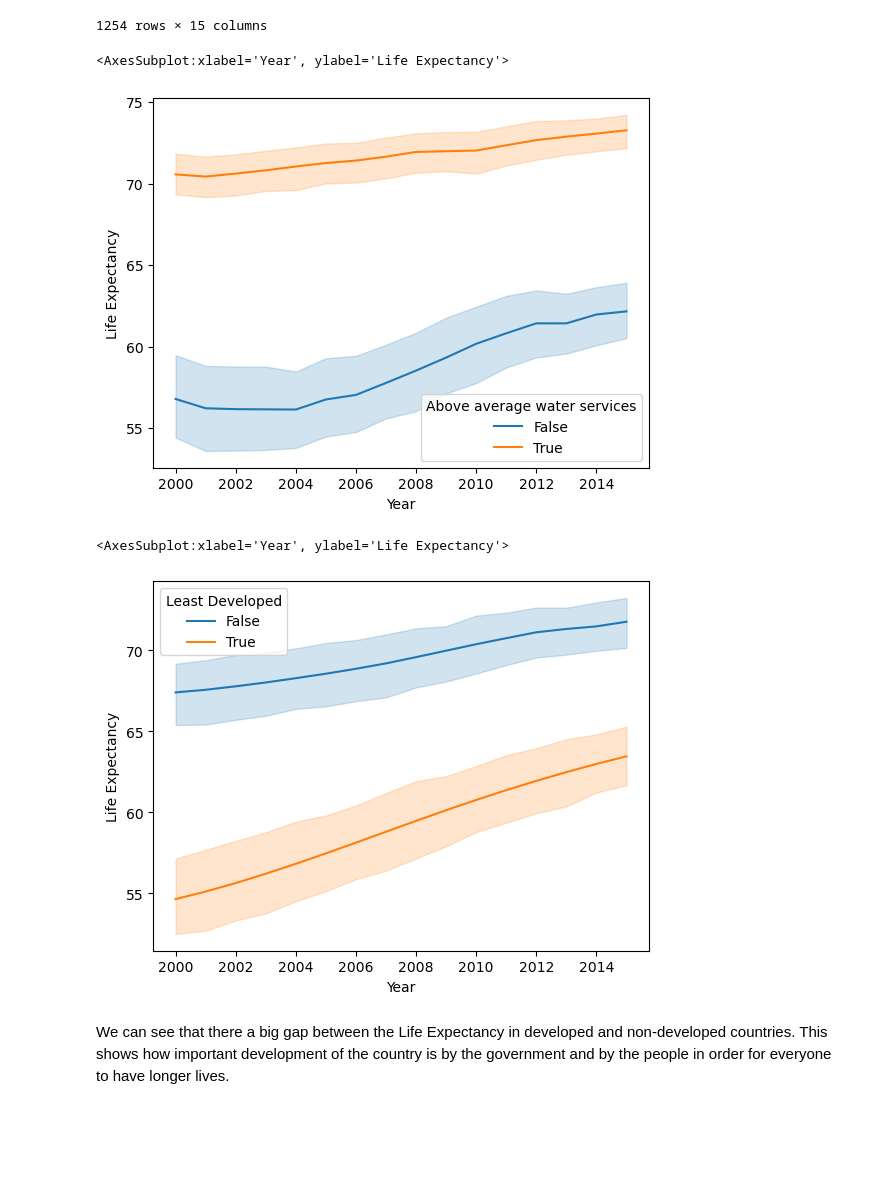
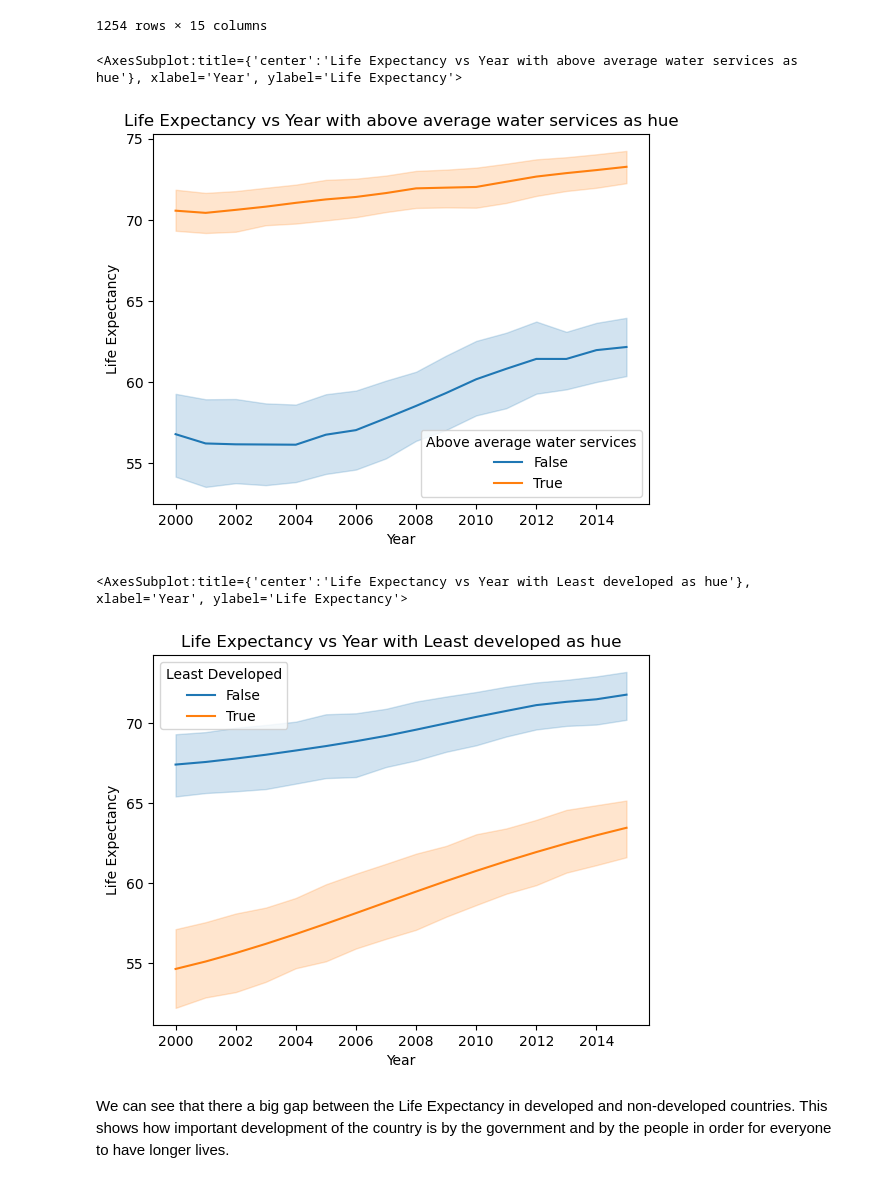
Before and after one commit to ubco-W2022T2-data301/project-group-group28, a Jupyter notebook: analysis/analysis2.ipynb, the cells around one changed output. Cells and saved outputs as stored; diff of their text form; code cells hidden in the pictures; blank space fills up the shorter version.

```diff
--- a/analysis/analysis2.ipynb
+++ b/analysis/analysis2.ipynb
@@ -230,15 +217,17 @@ df2
 | 1903 | Zimbabwe | 2015 | Africa | False | 59.534 | 0.899770 | 7.452066 | ... |
 1254 rows × 15 columns
 # %%
+plt.title("Life Expectancy vs Year with above average water services as hue")
 sns.lineplot(x = "Year", y = "Life Expectancy", data = df2, hue = "Above average water services")
 # %% [output]
-<AxesSubplot:xlabel='Year', ylabel='Life Expectancy'>
+<AxesSubplot:title={'center':'Life Expectancy vs Year with above average water services as hue'}, xlabel='Year', ylabel='Life Expectancy'>
-[figure, old version]
+[figure, new version]
 # %%
+plt.title("Life Expectancy vs Year with Least developed as hue")
 sns.lineplot(x = "Year", y = "Life Expectancy", data = df2, hue = "Least Developed")
 # %% [output]
-<AxesSubplot:xlabel='Year', ylabel='Life Expectancy'>
+<AxesSubplot:title={'center':'Life Expectancy vs Year with Least developed as hue'}, xlabel='Year', ylabel='Life Expectancy'>
-[figure, old version]
+[figure, new version]
 # %% [markdown]
 We can see that there a big gap between the Life Expectancy in developed and non-developed countries. This shows how important development of the country is by the government and by the people in order for everyone to have longer lives.
 # %%
```
Also changed, not shown: parts of 12 cells of this notebook.
